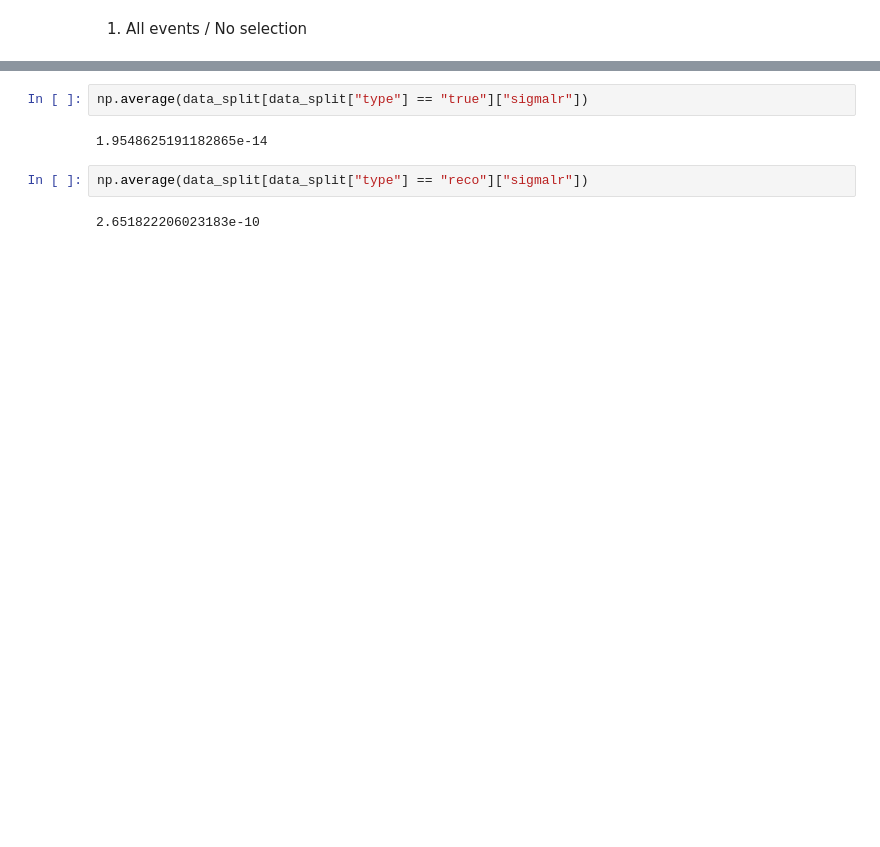
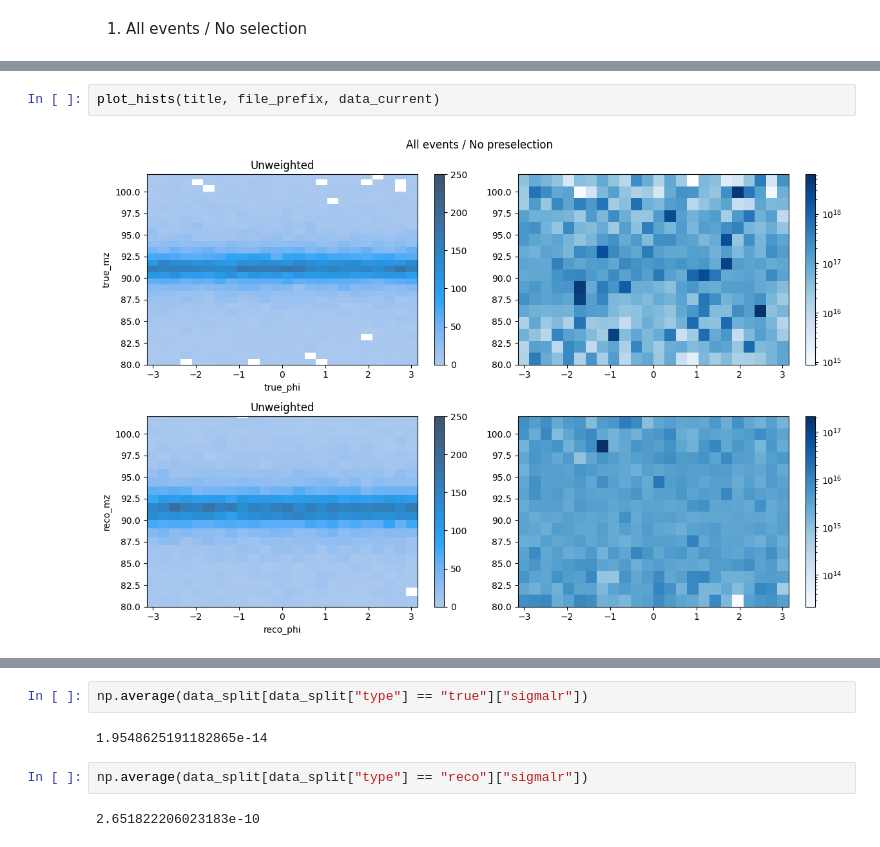
Before and after one commit to ILDAnaSoft/ZHH, a Jupyter notebook: view.ipynb, the cells around one changed output, grey strips where cells are left out. Cells and saved outputs as stored; diff of their text form; blank space fills up the shorter version.

```diff
--- a/view.ipynb
+++ b/view.ipynb
@@ -254,3 +262,7 @@ fig.tight_layout()
+# %%
+plot_hists(title, file_prefix, data_current)
+# %% [output]
+[figure, added]
 # %%
 f = sns.histplot(data=data_split, x="mz", bins=256, hue="type", cbar=True)
 f.set(xlim=(80,102), title="ZHH unweighted, both (all events)")
```
Also changed, not shown: parts of 29 cells of this notebook.
